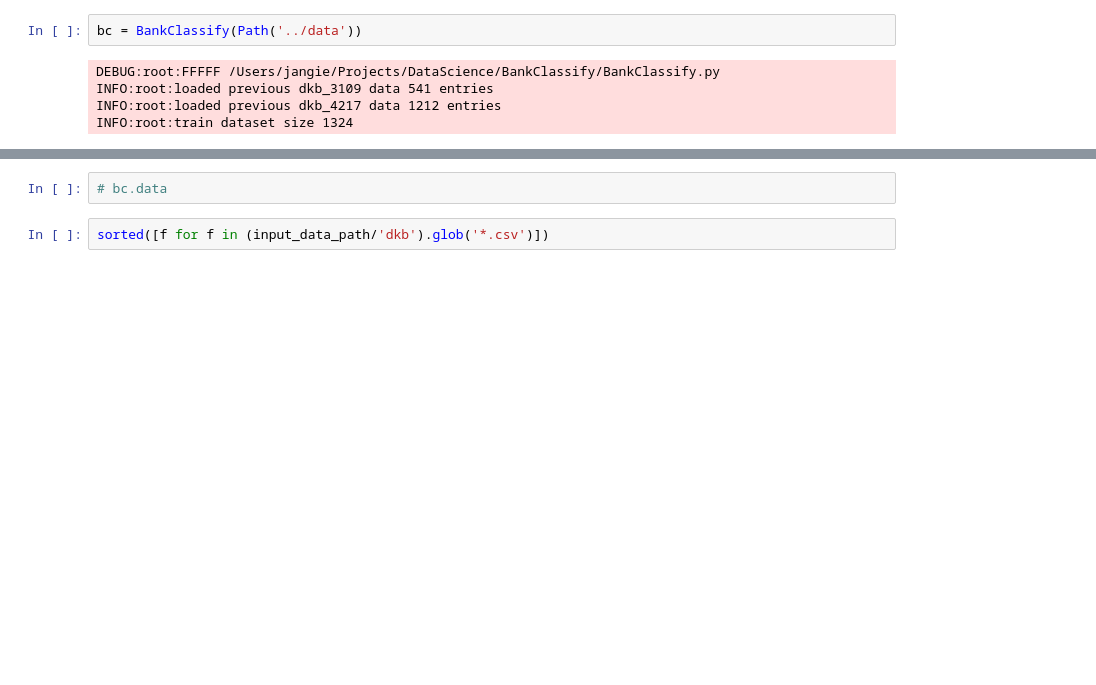
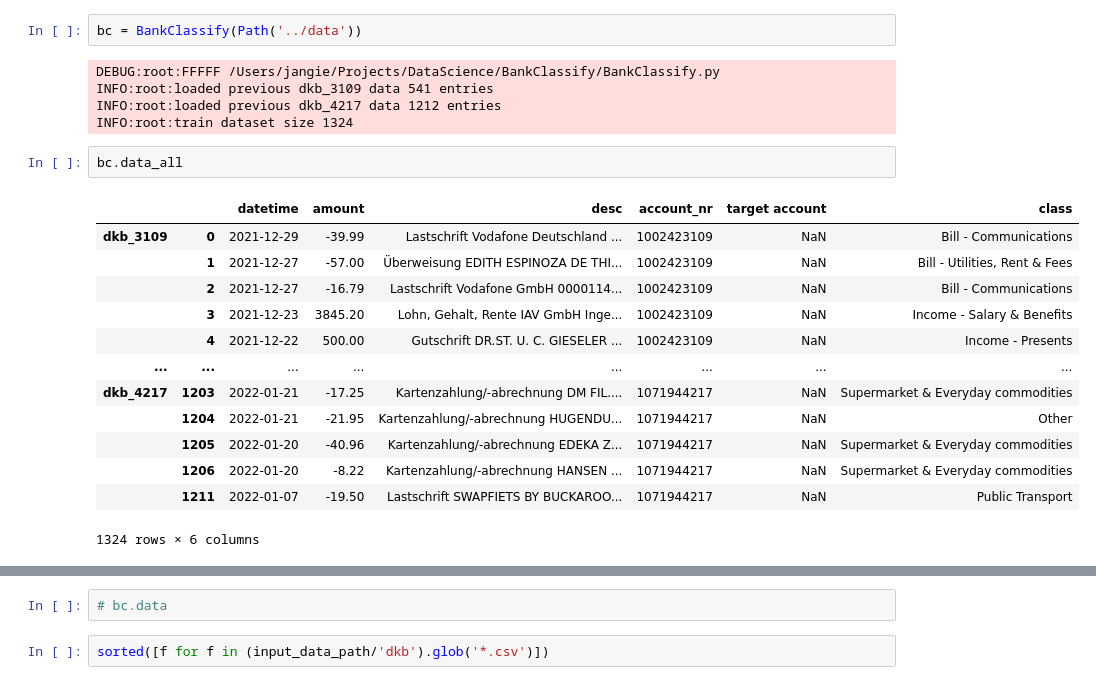
Before and after one commit to JanGieseler/BankClassify, a Jupyter notebook: notebooks/add_data.ipynb, the cells around one changed output, grey strips where cells are left out. Drawn from its saved outputs; the diff is of its cells as text; blank space fills up the shorter version.

Commit message:
renamed date to datetime

```diff
--- a/notebooks/add_data.ipynb
+++ b/notebooks/add_data.ipynb
@@ -30,6 +30,22 @@ DEBUG:root:FFFFF /Users/jangie/Projects/DataScience/BankClassify/BankClassify.py
 INFO:root:loaded previous dkb_3109 data 541 entries
 INFO:root:loaded previous dkb_4217 data 1212 entries
 INFO:root:train dataset size 1324
+# %%
+bc.data_all
+# %% [output]
+|  |  | datetime | amount | desc | account_nr | target account | class |
+| dkb_3109 | 0 | 2021-12-29 | -39.99 | Lastschrift Vodafone Deutschland ... | 1002423109 | NaN | Bill - Communications |
+|  | 1 | 2021-12-27 | -57.00 | Überweisung EDITH ESPINOZA DE THI... | 1002423109 | NaN | Bill - Utilities, Rent & Fees |
+|  | 2 | 2021-12-27 | -16.79 | Lastschrift Vodafone GmbH 0000114... | 1002423109 | NaN | Bill - Communications |
+|  | 3 | 2021-12-23 | 3845.20 | Lohn, Gehalt, Rente IAV GmbH Inge... | 1002423109 | NaN | Income - Salary & Benefits |
+|  | 4 | 2021-12-22 | 500.00 | Gutschrift DR.ST. U. C. GIESELER ... | 1002423109 | NaN | Income - Presents |
+| ... | ... | ... | ... | ... | ... | ... | ... |
+| dkb_4217 | 1203 | 2022-01-21 | -17.25 | Kartenzahlung/-abrechnung DM FIL.... | 1071944217 | NaN | Supermarket & Everyday commodities |
+|  | 1204 | 2022-01-21 | -21.95 | Kartenzahlung/-abrechnung HUGENDU... | 1071944217 | NaN | Other |
+|  | 1205 | 2022-01-20 | -40.96 | Kartenzahlung/-abrechnung EDEKA Z... | 1071944217 | NaN | Supermarket & Everyday commodities |
+|  | 1206 | 2022-01-20 | -8.22 | Kartenzahlung/-abrechnung HANSEN ... | 1071944217 | NaN | Supermarket & Everyday commodities |
+|  | 1211 | 2022-01-07 | -19.50 | Lastschrift SWAPFIETS BY BUCKAROO... | 1071944217 | NaN | Public Transport |
+1324 rows × 6 columns
 # %%
 for f in Path('../data').glob('*.csv'):
     print(f.with_suffix('').name)
```
Also changed, not shown: parts of 8 cells of this notebook, 4 other files.
